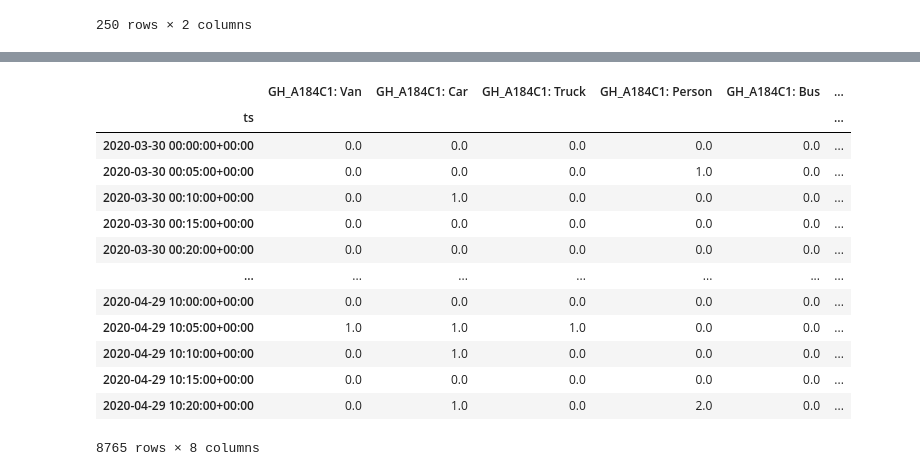
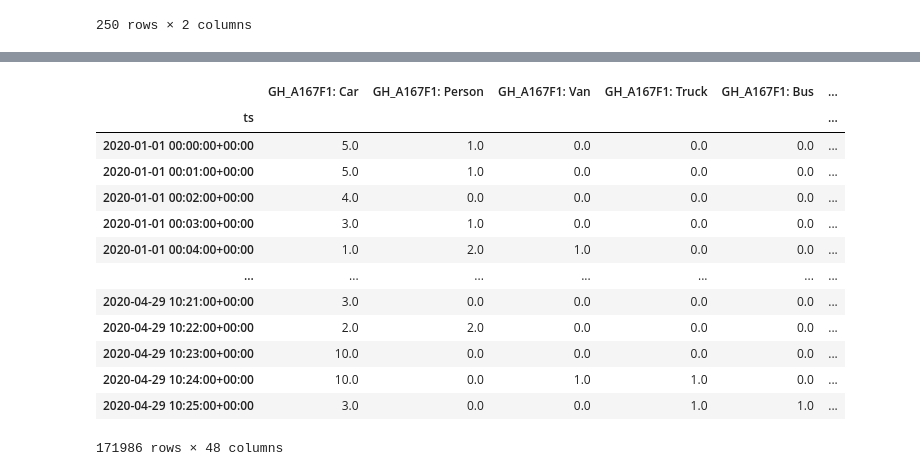
Before and after one commit to urbanobservatory/movement-dashboard, a Jupyter notebook: notebooks/update-feature-recognition.ipynb, the cells around one changed output, grey strips where cells are left out. Drawn from its saved outputs; the diff is of its cells as text; code cells hidden in the pictures.

```diff
--- a/notebooks/update-feature-recognition.ipynb
+++ b/notebooks/update-feature-recognition.ipynb
@@ -20,17 +20,20 @@ earliestData = datetime.datetime.strptime('2020-01-01T00:00:00Z', '%Y-%m-%dT%H:%
 dateToday = datetime.datetime.combine(datetime.date.today(), datetime.datetime.min.time()).replace(tzinfo=tzUTC)
 # %%
 # Fetch any previous data
+# TODO: Switch this back to using a separate array for merging
 previousDataEnd = None
 pointTsByIntervalOld = {}
+pointTsByInterval = {}
 pdSourcesOld = None
 
 try:
-    pdSources = pd.read_pickle('../cache/recent-feature-counts-point-metadata.pkl')
+    pdSources = None
+    #pd.read_pickle('../cache/_IN_PROGRESS_recent-feature-counts-point-metadata.pkl')
 
-    for interval in pdSources['interval'].unique():
+    for interval in [60, 300, 600]:  # pdSources['interval'].unique():
         print('Loading data with %u second interval...' % interval)
-        pointTsByIntervalOld[interval] = pd.read_pickle('../cache/recent-feature-counts-pd-%usec.pkl' % interval)
-        intervalDataEnd = np.max(pointTsByIntervalOld[interval].index)
+        pointTsByInterval[interval] = pd.read_pickle('../cache/_IN_PROGRESS_recent-feature-counts-pd-%usec.pkl' % interval)
+        intervalDataEnd = np.max(pointTsByInterval[interval].index)
 
         if previousDataEnd is None or intervalDataEnd > previousDataEnd:
             previousDataEnd = intervalDataEnd
@@ -42,14 +45,14 @@ except:
     pdSources = None
     print('No existing data could be loaded.')
 
-if previousDataEnd is None:
-    previousDataEnd = earliestData
-else:
-    previousDataEnd = datetime.datetime.combine(previousDataEnd.date(), datetime.datetime.min.time()).replace(tzinfo=tzUTC)
+#if previousDataEnd is None:
+previousDataEnd = earliestData
+#else:
+#    previousDataEnd = datetime.datetime.combine(previousDataEnd.date(), datetime.datetime.min.time()).replace(tzinfo=tzUTC)
 
-if pdSources is not None:
-    for interval in pdSources['interval'].unique():
-        pointTsByIntervalOld[interval] = pointTsByIntervalOld[interval][pointTsByIntervalOld[interval].index < previousDataEnd]
+#if pdSources is not None:
+#    for interval in pdSources['interval'].unique():
+#        pointTsByIntervalOld[interval] = pointTsByIntervalOld[interval][pointTsByIntervalOld[interval].index < previousDataEnd]
 
 print('  Start reading from %s' % previousDataEnd)
 # %% [output]
@@ -68,7 +74,8 @@ if pdSourcesOld is not None:
     pdSources = pdSources.join(pdSourcesOld['interval'])
 
 camerasByInterval = {}
-pointTsByInterval = {}
+#pointTsByInterval = {}
+camerasSinceSave = 0
 
 pdSources
 # %% [output]
@@ -210,24 +241,24 @@ ST_A184H1
 # %%
-for interval in pointTsByInterval:
-    if interval in pointTsByIntervalOld:
-        pointTsByInterval[interval] = pointTsByIntervalOld[interval].append(pointTsByInterval[interval])
+#for interval in pointTsByInterval:
+#    if interval in pointTsByIntervalOld:
+#        pointTsByInterval[interval] = pointTsByIntervalOld[interval].append(pointTsByInterval[interval])
-# %%
-pointTsByInterval[300]
-# %% [output]
-|  | GH_A184C1: Van | GH_A184C1: Car | GH_A184C1: Truck | GH_A184C1: Person | GH_A184C1: Bus | ... |
-| ts |  |  |  |  |  | ... |
-| 2020-03-30 00:00:00+00:00 | 0.0 | 0.0 | 0.0 | 0.0 | 0.0 | ... |
-| 2020-03-30 00:05:00+00:00 | 0.0 | 0.0 | 0.0 | 1.0 | 0.0 | ... |
-| 2020-03-30 00:10:00+00:00 | 0.0 | 1.0 | 0.0 | 0.0 | 0.0 | ... |
-| 2020-03-30 00:15:00+00:00 | 0.0 | 0.0 | 0.0 | 0.0 | 0.0 | ... |
-| 2020-03-30 00:20:00+00:00 | 0.0 | 0.0 | 0.0 | 0.0 | 0.0 | ... |
-| ... | ... | ... | ... | ... | ... | ... |
-| 2020-04-29 10:00:00+00:00 | 0.0 | 0.0 | 0.0 | 0.0 | 0.0 | ... |
-| 2020-04-29 10:05:00+00:00 | 1.0 | 1.0 | 1.0 | 0.0 | 0.0 | ... |
-| 2020-04-29 10:10:00+00:00 | 0.0 | 1.0 | 0.0 | 0.0 | 0.0 | ... |
-| 2020-04-29 10:15:00+00:00 | 0.0 | 0.0 | 0.0 | 0.0 | 0.0 | ... |
-| 2020-04-29 10:20:00+00:00 | 0.0 | 1.0 | 0.0 | 2.0 | 0.0 | ... |
-8765 rows × 8 columns
+# %%
+pointTsByInterval[60].sort_index()
+# %% [output]
+|  | GH_A167F1: Car | GH_A167F1: Person | GH_A167F1: Van | GH_A167F1: Truck | GH_A167F1: Bus | ... |
+| ts |  |  |  |  |  | ... |
+| 2020-01-01 00:00:00+00:00 | 5.0 | 1.0 | 0.0 | 0.0 | 0.0 | ... |
+| 2020-01-01 00:01:00+00:00 | 5.0 | 1.0 | 0.0 | 0.0 | 0.0 | ... |
+| 2020-01-01 00:02:00+00:00 | 4.0 | 0.0 | 0.0 | 0.0 | 0.0 | ... |
+| 2020-01-01 00:03:00+00:00 | 3.0 | 1.0 | 0.0 | 0.0 | 0.0 | ... |
+| 2020-01-01 00:04:00+00:00 | 1.0 | 2.0 | 1.0 | 0.0 | 0.0 | ... |
+| ... | ... | ... | ... | ... | ... | ... |
+| 2020-04-29 10:21:00+00:00 | 3.0 | 0.0 | 0.0 | 0.0 | 0.0 | ... |
+| 2020-04-29 10:22:00+00:00 | 2.0 | 2.0 | 0.0 | 0.0 | 0.0 | ... |
+| 2020-04-29 10:23:00+00:00 | 10.0 | 0.0 | 0.0 | 0.0 | 0.0 | ... |
+| 2020-04-29 10:24:00+00:00 | 10.0 | 0.0 | 1.0 | 1.0 | 0.0 | ... |
+| 2020-04-29 10:25:00+00:00 | 3.0 | 0.0 | 0.0 | 1.0 | 1.0 | ... |
+171986 rows × 48 columns
 # %%
 pdSources.drop(columns=['interval'], inplace=True, errors='ignore')
 pdSourcesWithInterval = pdSources.join(pd.DataFrame.from_dict(camerasByInterval, orient='index', columns=['interval']))
```
Also changed, not shown: parts of 2 cells of this notebook, 1 other file.
